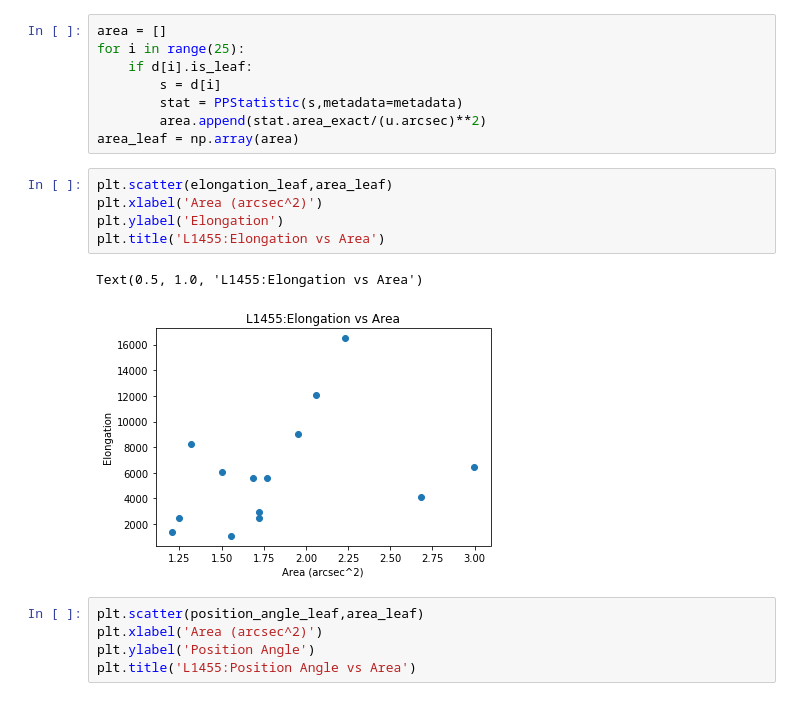
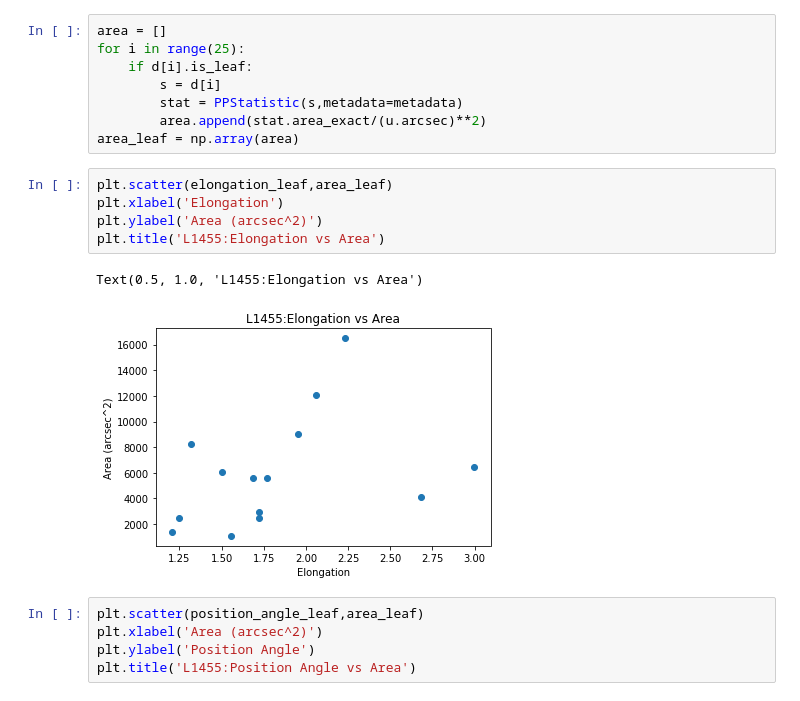
Before and after one commit to AveryGong515/CTA200, a Jupyter notebook: Perseus_Core_Structure_Analysis/L1455_Analysis.ipynb, the cells around one changed output. Saved outputs shown, nothing was run; the diff lists cells and outputs as text.

```diff
--- a/Perseus_Core_Structure_Analysis/L1455_Analysis.ipynb
+++ b/Perseus_Core_Structure_Analysis/L1455_Analysis.ipynb
@@ -155,12 +169,12 @@ for i in range(25):
 area_leaf = np.array(area)
 # %%
 plt.scatter(elongation_leaf,area_leaf)
-plt.xlabel('Area (arcsec^2)')
-plt.ylabel('Elongation')
+plt.xlabel('Elongation')
+plt.ylabel('Area (arcsec^2)')
 plt.title('L1455:Elongation vs Area')
 # %% [output]
 Text(0.5, 1.0, 'L1455:Elongation vs Area')
-[figure, old version]
+[figure, new version]
 # %%
 plt.scatter(position_angle_leaf,area_leaf)
 plt.xlabel('Area (arcsec^2)')
```
Also changed, not shown: parts of 1 cell of this notebook.
